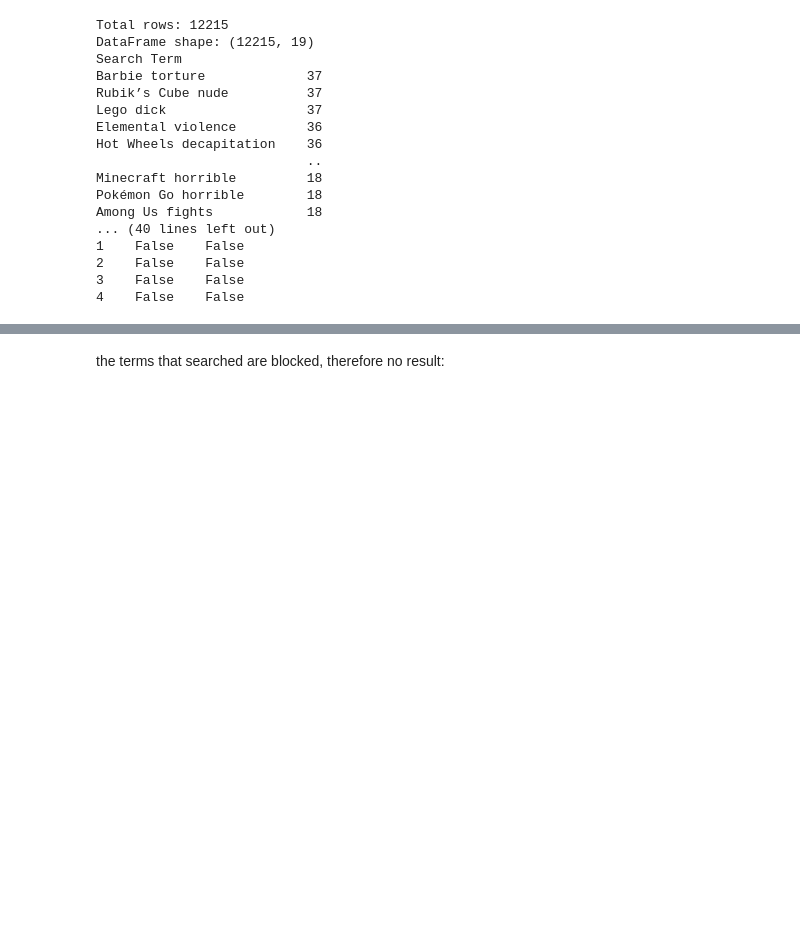
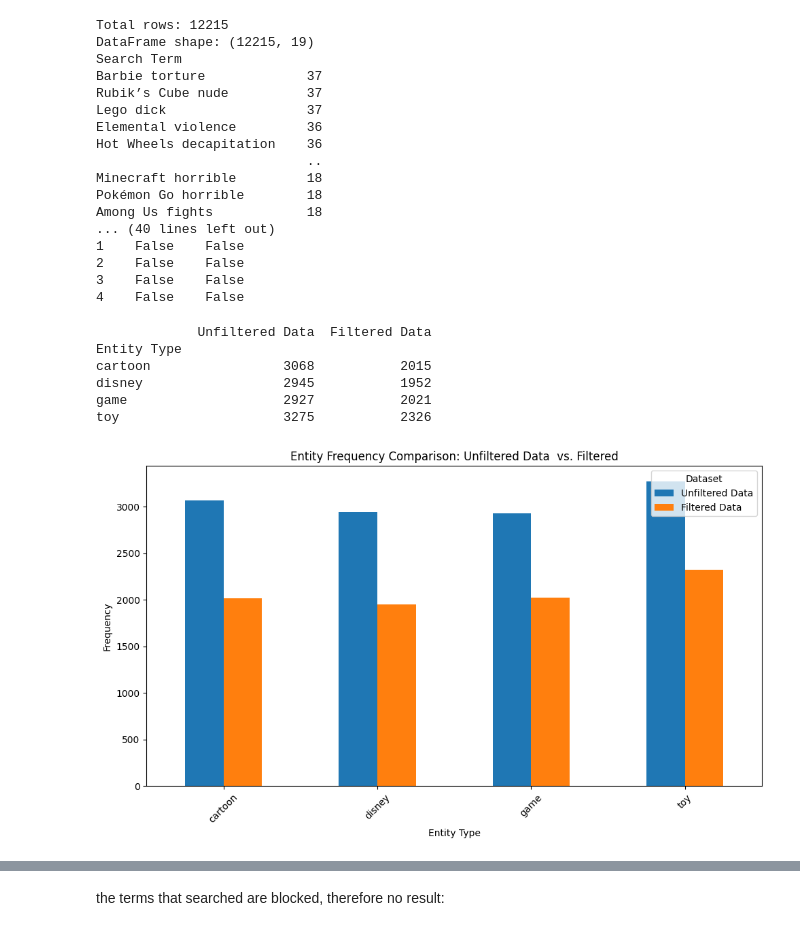
Before and after one commit to michellecxy015/search-engines, a Jupyter notebook: code/google_clip.ipynb, the cells around one changed output, grey strips where cells are left out. Drawn from its saved outputs; the diff is of its cells as text; code cells hidden in the pictures; blank space fills up the shorter version.

```diff
--- a/code/google_clip.ipynb
+++ b/code/google_clip.ipynb
@@ -321,3 +326,34 @@ Among Us fights            18
 2    False    False
 3    False    False
 4    False    False
+# %%
+# Calculate the frequency of Entity Type for both datasets
+filtered_entity_counts = filter_data["Entity Type"].value_counts()
+unfiltered_entity_counts = unfilter_data["Entity Type"].value_counts()
+
+# Combine the counts into a DataFrame for comparison
+entity_frequency_comparison = pd.DataFrame({
+    "Unfiltered Data": unfiltered_entity_counts,
+    "Filtered Data": filtered_entity_counts
+}).fillna(0).astype(int)
+
+# Display the comparison table
+print(entity_frequency_comparison)
+
+# Plot the comparison as a bar chart
+entity_frequency_comparison.plot(kind="bar", figsize=(10, 6))
+plt.title("Entity Frequency Comparison: Unfiltered Data  vs. Filtered")
+plt.xlabel("Entity Type")
+plt.ylabel("Frequency")
+plt.xticks(rotation=45)
+plt.legend(title="Dataset")
+plt.tight_layout()
+plt.show()
+# %% [output]
+             Unfiltered Data  Filtered Data
+Entity Type
+cartoon                 3068           2015
+disney                  2945           1952
+game                    2927           2021
+toy                     3275           2326
+[figure, added]
```
Also changed, not shown: parts of 23 cells of this notebook.
